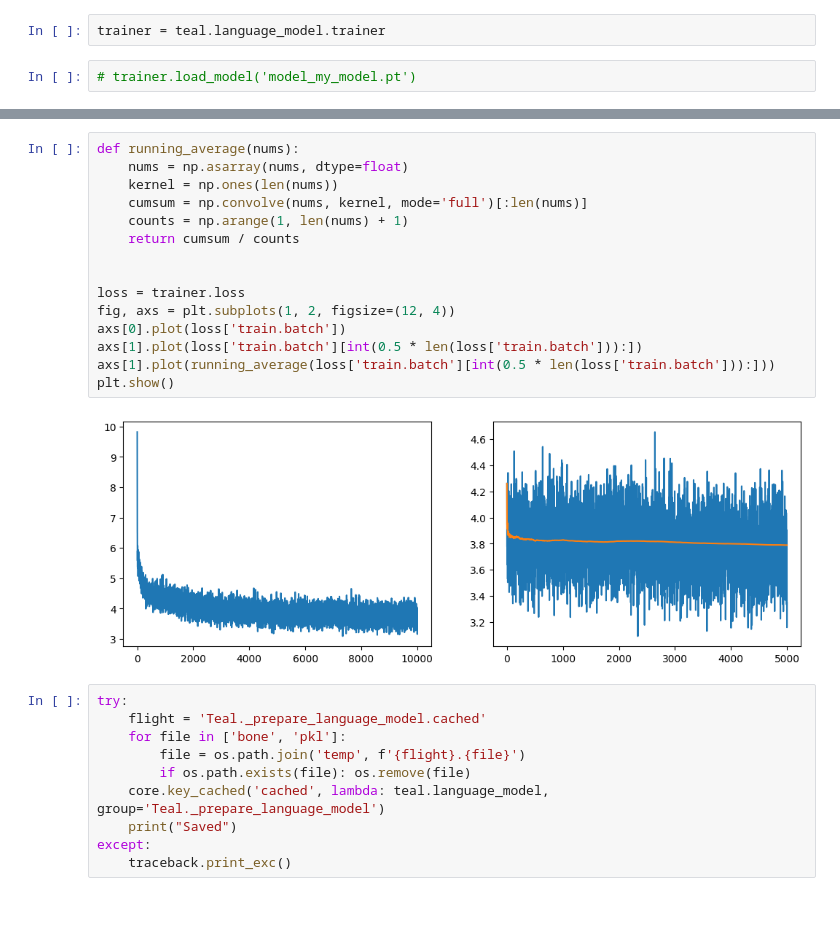
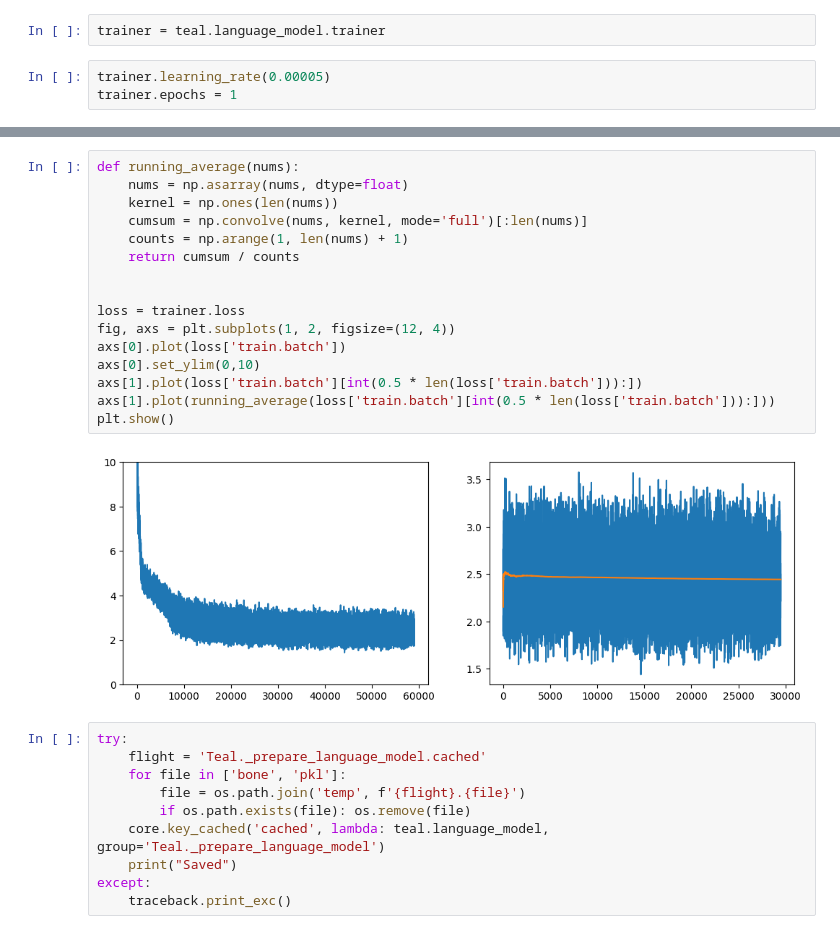
Before and after one commit to Minecraftian14/dl-gen-lyrics, a Jupyter notebook: sandbox/transformer.ipynb, the cells around one changed output, grey strips where cells are left out. Drawn from its saved outputs; the diff is of its cells as text; blank space fills up the shorter version.

```diff
--- a/sandbox/transformer.ipynb
+++ b/sandbox/transformer.ipynb
@@ -206,6 +142,7 @@ torch.cuda.empty_cache()
 # %%
 trainer = teal.language_model.trainer
 # %%
-# trainer.load_model('model_my_model.pt')
+trainer.learning_rate(0.00005)
+trainer.epochs = 1
 # %%
 trainer.train()
@@ -231,20 +169,21 @@ Epoch:  1/ 1    Train Loss: 3.95    TTS: 2287.23    ETA: 0.00
 # %%
 def running_average(nums):
     nums = np.asarray(nums, dtype=float)
     kernel = np.ones(len(nums))
     cumsum = np.convolve(nums, kernel, mode='full')[:len(nums)]
     counts = np.arange(1, len(nums) + 1)
     return cumsum / counts
 
 
 loss = trainer.loss
 fig, axs = plt.subplots(1, 2, figsize=(12, 4))
 axs[0].plot(loss['train.batch'])
+axs[0].set_ylim(0,10)
 axs[1].plot(loss['train.batch'][int(0.5 * len(loss['train.batch'])):])
 axs[1].plot(running_average(loss['train.batch'][int(0.5 * len(loss['train.batch'])):]))
 plt.show()
 # %% [output]
-[figure, old version]
+[figure, new version]
 # %%
 try:
     flight = 'Teal._prepare_language_model.cached'
```
Also changed, not shown: parts of 10 cells of this notebook, 2 other files.
